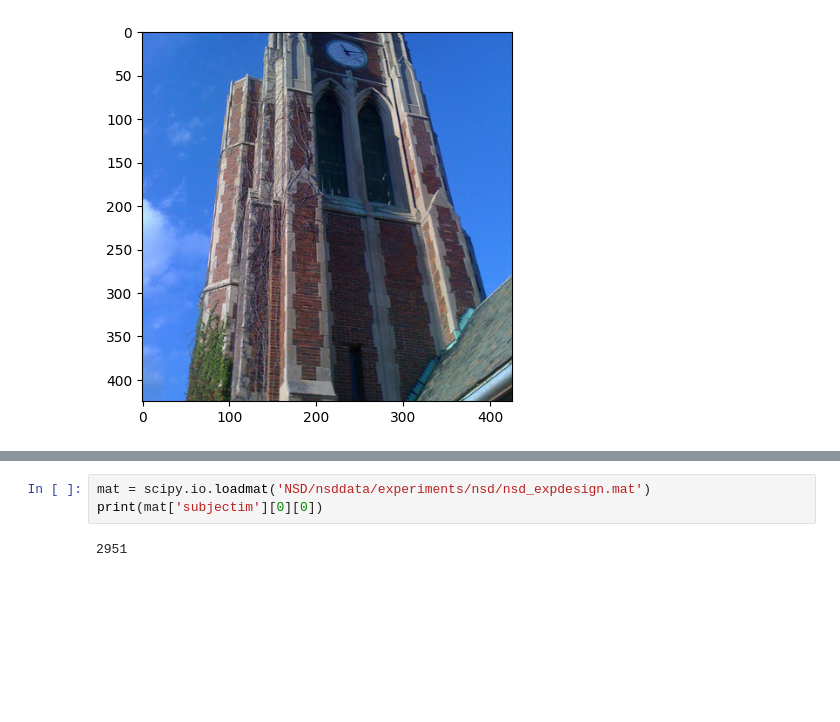
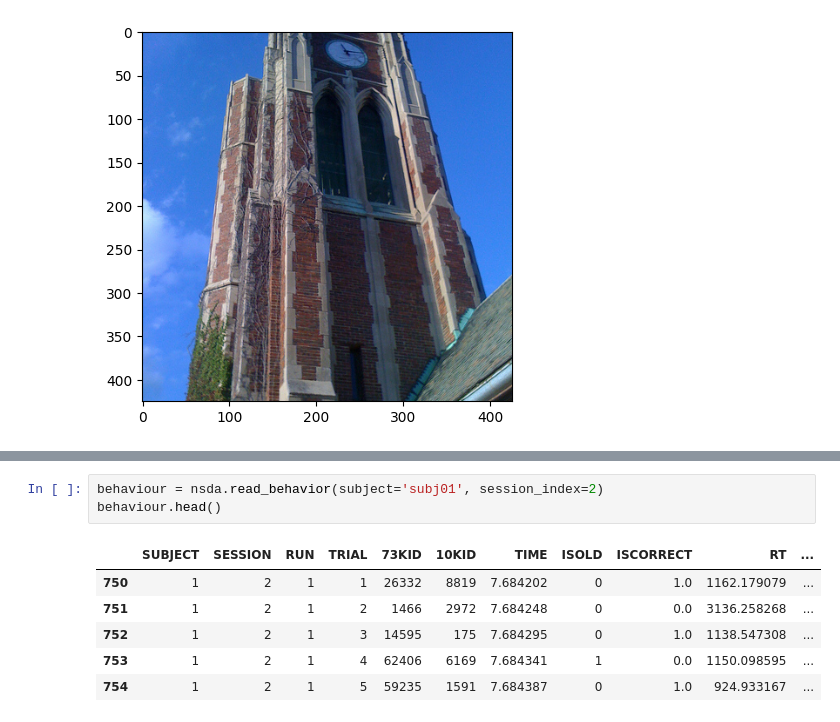
Before and after one commit to TomFiz/NSD-fMRI_VLM, a Jupyter notebook: exploratory.ipynb, the cells around one changed output, grey strips where cells are left out. Cells and saved outputs as stored; diff of their text form; blank space fills up the shorter version.

```diff
--- a/exploratory.ipynb
+++ b/exploratory.ipynb
@@ -165,5 +153,10 @@ interactive(children=(IntSlider(value=0, description='Layer', layout=Layout(widt
-# %%
-mat = scipy.io.loadmat('NSD/nsddata/experiments/nsd/nsd_expdesign.mat')
-print(mat['subjectim'][0][0])
-# %% [output]
-2951
+# %%
+behaviour = nsda.read_behavior(subject='subj01', session_index=2)
+behaviour.head()
+# %% [output]
+|  | SUBJECT | SESSION | RUN | TRIAL | 73KID | 10KID | TIME | ISOLD | ISCORRECT | RT | ... |
+| 750 | 1 | 2 | 1 | 1 | 26332 | 8819 | 7.684202 | 0 | 1.0 | 1162.179079 | ... |
+| 751 | 1 | 2 | 1 | 2 | 1466 | 2972 | 7.684248 | 0 | 0.0 | 3136.258268 | ... |
+| 752 | 1 | 2 | 1 | 3 | 14595 | 175 | 7.684295 | 0 | 1.0 | 1138.547308 | ... |
+| 753 | 1 | 2 | 1 | 4 | 62406 | 6169 | 7.684341 | 1 | 0.0 | 1150.098595 | ... |
+| 754 | 1 | 2 | 1 | 5 | 59235 | 1591 | 7.684387 | 0 | 1.0 | 924.933167 | ... |
```
Also changed, not shown: parts of 5 cells of this notebook, 1 other file.
